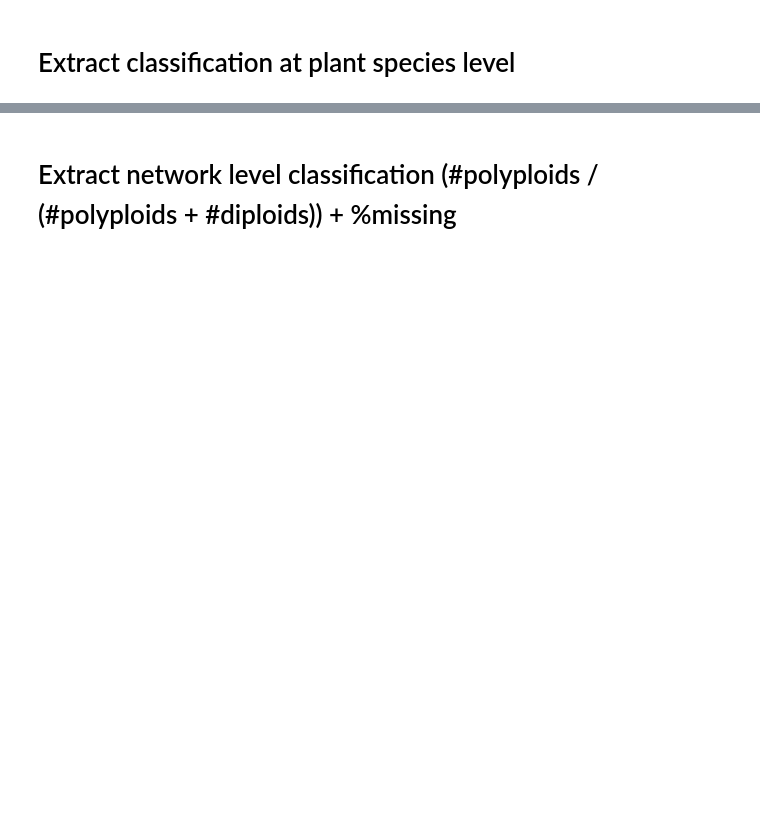
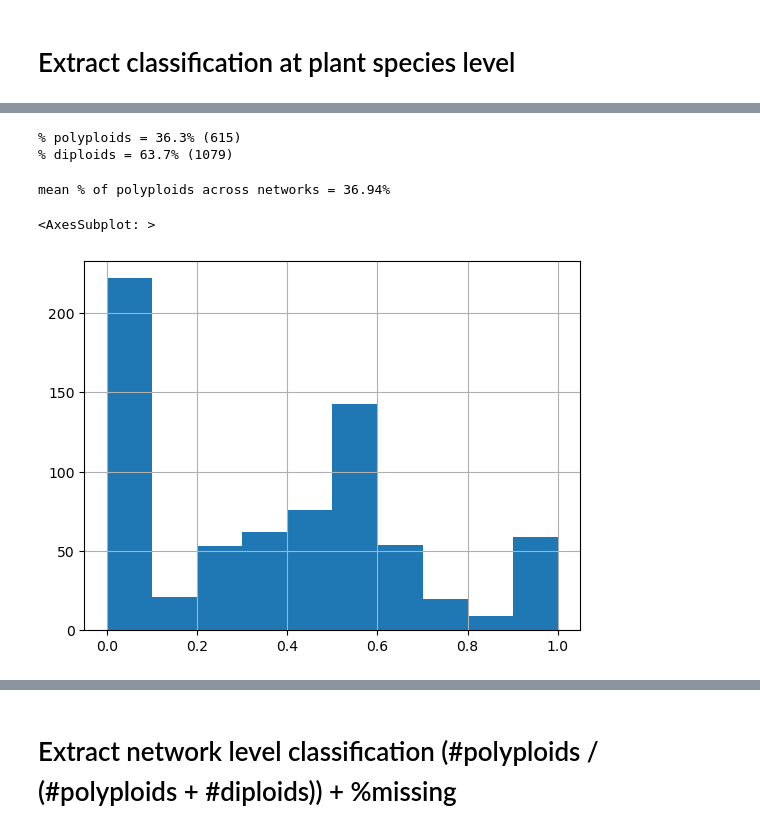
Before and after one commit to halabikeren/plant_pollinator_networks, a Jupyter notebook: notebooks/extract_ploidy_classification.ipynb, the cells around one changed output, grey strips where cells are left out. Cells and saved outputs as stored; diff of their text form; code cells hidden in the pictures; blank space fills up the shorter version.

```diff
--- a/notebooks/extract_ploidy_classification.ipynb
+++ b/notebooks/extract_ploidy_classification.ipynb
@@ -123,16 +177,19 @@ print(f"% undetermined = {np.round(debug.loc[debug.conservative_is_polyploid_by_
 # %%
 species_names_dfs = []
 for networks_type in networks_types:
-    networks_dir = f"/groups/itay_mayrose/halabikeren/plant_pollinator_networks/networks/all/{networks_type}/"
+    networks_dir = f"../data/networks/all/{networks_type}/"
     for path in os.listdir(networks_dir):
         if path.endswith(".csv"):
-            network_path = f"{networks_dir}{path}"
-            network = pd.read_csv(network_path)
-            network_species = pd.DataFrame(columns=["network_type", "network_id", "original_name"])
-            network_species["original_name"] = network.Plant.tolist()
-            network_species["network_type"] = networks_type
-            network_species["network_id"] = int(path.replace(".csv", ""))
-            species_names_dfs.append(network_species)
+            try:
+                network_path = f"{networks_dir}{path}"
+                network = pd.read_csv(network_path)
+                network_species = pd.DataFrame(columns=["network_type", "network_id", "original_name"])
+                network_species["original_name"] = network.Plant.tolist()
+                network_species["network_type"] = networks_type
+                network_species["network_id"] = int(path.replace(".csv", ""))
+                species_names_dfs.append(network_species)
+            except:
+                continue
 features_by_network = pd.concat(species_names_dfs)
 features_by_network.original_name = features_by_network.original_name.str.lower()
 features_by_network.original_name = features_by_network.original_name.apply(lambda name: name.replace("_", " "))
@@ -154,0 +214,16 @@ network_classification.to_csv(f"{os.getcwd()}/network_classification.csv", index
+# %%
+network_classification = pd.read_csv(network_classification_path)
+plant_classification = pd.read_csv(plant_classification_path)
+# %%
+def get_network_stats(rec: pd.Series) -> list:
+    network_path = f"{all_networks_dir}{rec.network_type}/{rec.network_id}.csv"
+    network = pd.read_csv(network_path)
+    plants = network.Plant.str.lower().unique().tolist()
+    n_plants = len(plants)
+    n_resolved = len(plant_classification.loc[(plant_classification.original_name.isin(plants)) & (plant_classification.resolved_name.notna())].original_name.unique())
+    n_classified = len(plant_classification.loc[(plant_classification.original_name.isin(plants)) & (plant_classification.conservative_is_polyploid_by_resolved.notna())].original_name.unique())
+    n_polyploids = len(plant_classification.loc[(plant_classification.original_name.isin(plants)) & (plant_classification.conservative_is_polyploid_by_resolved == 1)].original_name.unique())
+    n_diploids = len(plant_classification.loc[(plant_classification.original_name.isin(plants)) & (plant_classification.conservative_is_polyploid_by_resolved == 0)].original_name.unique())
+    return n_plants, n_resolved, n_classified, n_polyploids, n_diploids
+
+network_classification[["num_plants", "num_resolved", "num_classified", "num_polyploids", "num_diploids"]] = network_classification.parallel_apply(get_network_stats, axis=1, result_type="expand")
@@ -155,3 +263,18 @@ network_classification.to_csv(f"{os.getcwd()}/network_classification.csv", index
+# %%
+print(f"% polyploids = {np.round(plant_classification.loc[plant_classification.conservative_is_polyploid_by_resolved == 1].shape[0] / plant_classification.loc[plant_classification.conservative_is_polyploid_by_resolved.notna()].shape[0]*100,2)}% ({plant_classification.loc[plant_classification.conservative_is_polyploid_by_resolved == 1].shape[0]})")
+print(f"% diploids = {np.round(plant_classification.loc[plant_classification.conservative_is_polyploid_by_resolved == 0].shape[0] / plant_classification.loc[plant_classification.conservative_is_polyploid_by_resolved.notna()].shape[0]*100,2)}% ({plant_classification.loc[plant_classification.conservative_is_polyploid_by_resolved == 0].shape[0]})")
+# %% [output]
+% polyploids = 36.3% (615)
+% diploids = 63.7% (1079)
+# %%
+print(f"mean % of polyploids across networks = {np.round(network_classification.conservative_is_polyploid_poly_frac.mean()*100,2)}%")
+# %% [output]
+mean % of polyploids across networks = 36.94%
+# %%
+network_classification.conservative_is_polyploid_poly_frac.hist()
+# %% [output]
+<AxesSubplot: >
+[figure, added]
 # %%
 suspects = plant_classification_df.query("conservative_is_polyploid.isna() and resolved_name.isna()").original_name.tolist()
 # %%
```
Also changed, not shown: parts of 33 cells of this notebook, 4 other files.
